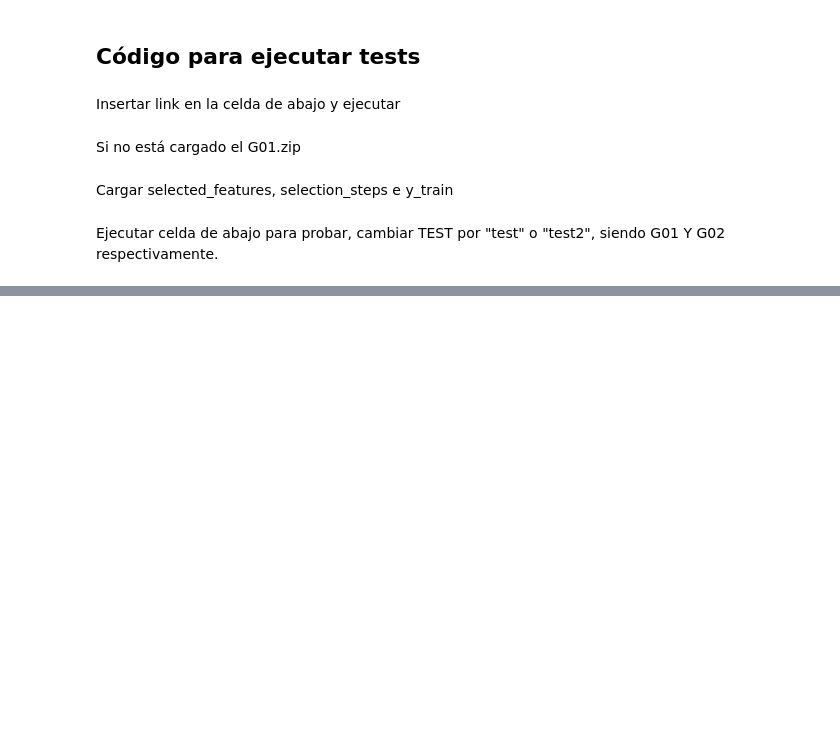
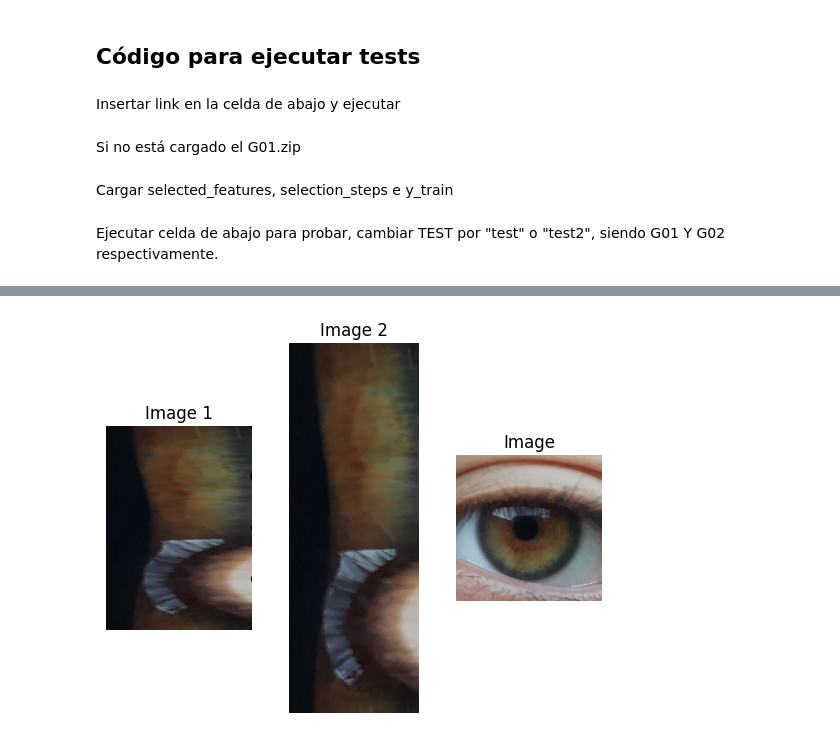
Before and after one commit to pacristi/proyecto2023, a Jupyter notebook: PROYECTO_G13.ipynb, the cells around one changed output, grey strips where cells are left out. Cells and saved outputs as stored; diff of their text form; code cells hidden in the pictures; blank space fills up the shorter version.

```diff
--- a/PROYECTO_G13.ipynb
+++ b/PROYECTO_G13.ipynb
@@ -586,0 +629,60 @@ Accuracy model 3: 0.6111111111111112
+# %%
+from skimage.transform import warp_polar
+
+def transform_to_polar(img):
+    size = img.shape[0]
+    new_size = int(size // 1.2)
+    img = img[size - new_size: new_size, size - new_size: new_size]
+    value = np.sqrt(((img.shape[0]/2.0)**2.0)+((img.shape[1]/2.0)**2.0))
+
+    polar_image = cv2.linearPolar(
+        img, (img.shape[0]/2, img.shape[1]/2), value, cv2.WARP_FILL_OUTLIERS)
+
+    polar_image = polar_image[:, :380]
+
+    return polar_image
+
+def skimage_polar(img):
+    size = img.shape[0]
+    new_size = int(size // 1.2)
+    img = img[size - new_size: new_size, size - new_size: new_size]
+    value = np.sqrt(((img.shape[0]/2.0)**2.0)+((img.shape[1]/2.0)**2.0))
+
+    polar_image = warp_polar(img, radius=value, output_shape=(400, 200), channel_axis=-1)
+
+    polar_image = polar_image[:, :140]
+
+    return polar_image
+
+img = plt.imread('G01\ID054_016.png')
+
+polar = transform_to_polar(img)
+polar2 = skimage_polar(img)
+
+# Plot both images
+
+fig, axes = plt.subplots(1, 3)
+
+# Display the first image in the first subplot
+axes[0].imshow(polar)
+axes[0].set_title("Image 1")
+
+# Display the second image in the second subplot
+axes[1].imshow(polar2)
+axes[1].set_title("Image 2")
+
+# Display the second image in the second subplot
+axes[2].imshow(img)
+axes[2].set_title("Image")
+
+# Remove the axis ticks and labels for a cleaner look
+for ax in axes:
+    ax.axis("off")
+
+# Adjust the spacing between subplots
+plt.subplots_adjust(wspace=0.2)
+
+# Show the plot
+plt.show()
+# %% [output]
+[figure, added]
```
Also changed, not shown: parts of 7 cells of this notebook.
